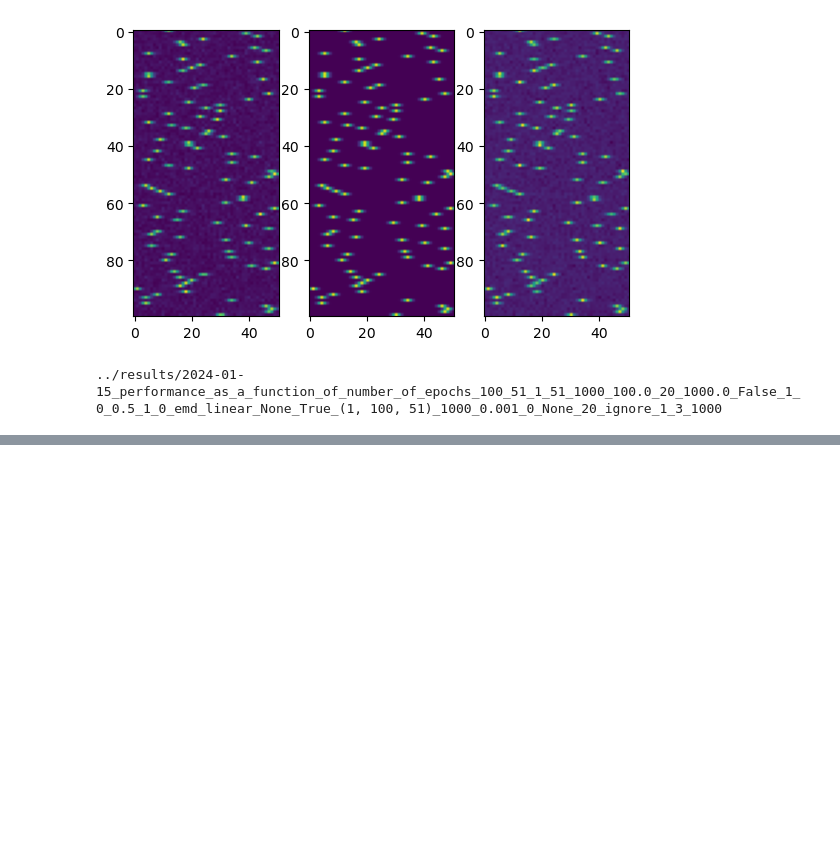
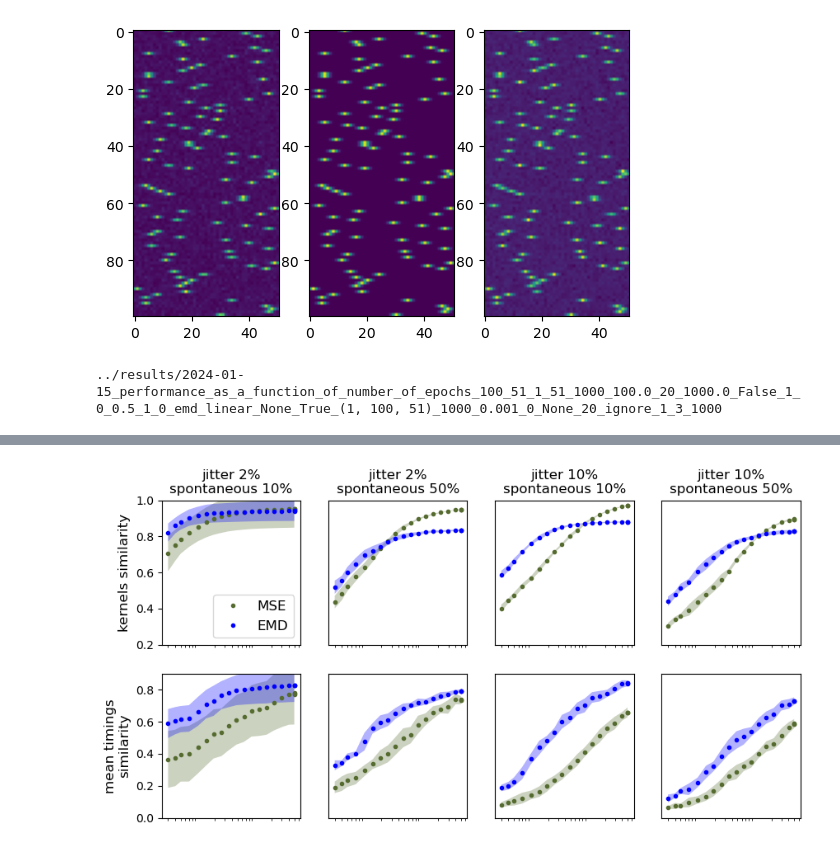
Before and after one commit to AntoineGrimaldi/wassa, a Jupyter notebook: 2025-01-14_results_synthetic_data/2024-12-02_evolution_num_samples_static.ipynb, the cells around one changed output, grey strips where cells are left out. Drawn from its saved outputs; the diff is of its cells as text; code cells hidden in the pictures; blank space fills up the shorter version.

```diff
--- a/2025-01-14_results_synthetic_data/2024-12-02_evolution_num_samples_static.ipynb
+++ b/2025-01-14_results_synthetic_data/2024-12-02_evolution_num_samples_static.ipynb
@@ -317,67 +299,36 @@ def plot_past_results_std(ax, results, coefs, xlabel, ylabel, legend, color, yma
-# %%
-noises = ['jitter 2%\nspontaneous 10%','jitter 2%\nspontaneous 50%','jitter 10%\nspontaneous 10%','jitter 10%\nspontaneous 50%']
-
-results_tot = [results_1,results_4,results_2,results_3]
-past_results_tot = [results_no_bias_1,results_no_bias_4,results_no_bias_2,results_no_bias_3]
-fontsize = 12
-fig, ax = plt.subplots(5,4,figsize=(10,10))
-for k in range(4):
-    results = results_tot[k]
-    past_results = past_results_tot[k]
-    for i, ind_m in enumerate(range(len(name_metrics))):
-        for m in range(len(name_methods)):
-            ax[i,k] = plot_results_std(ax[i,k],results[m,:,:,ind_m],true_epochs,xlabel,name_metrics[ind_m],name_methods[m],colors[m], logplot=True)
-            ax[i,k] = plot_past_results_std(ax[i,k],past_results[m,:,:,ind_m],true_epochs,xlabel,name_metrics[ind_m],name_methods[m],colors[m], logplot=True)
-        if i==0:
-            ax[i,k].set_ylim(.3,1)
-            ax[i,k].set_title(noises[k])
-        elif i==1:
-            ax[i,k].set_ylim(.1,.8)
-            if k<2: ax[i,k].hlines(.75,true_epochs[0],true_epochs[-1],linestyles='dashed',colors='purple')
-            else: ax[i,k].hlines(.35,true_epochs[0],true_epochs[-1],linestyles='dashed',colors='purple', label='ground truth')
-            if k==3: ax[i,k].legend(fontsize=8)
-        elif i==2: ax[i,k].set_ylim(0,.0003)
-        elif i==3: ax[i,k].set_ylim(0,.23)
-        if k>0:
-            ax[i,k].set_yticks([])
-        else:
-            ax[i,k].set_ylabel(name_metrics[ind_m],fontsize=fontsize)
-        if i<3:
-            ax[i,k].set_xticks([])
-        else:
-            ax[i,k].set_xlabel('# epochs',fontsize=fontsize)
 # %%
 noises = ['jitter 2%\nspontaneous 10%','jitter 2%\nspontaneous 50%','jitter 10%\nspontaneous 10%','jitter 10%\nspontaneous 50%']
 
 results_tot = [results_1,results_4,results_2,results_3]
 fontsize = 12
 fig, ax = plt.subplots(2,4,figsize=(10,5))
 for k in range(4):
     results = results_tot[k]
-    past_results = past_results_tot[k]
     for i, ind_m in enumerate(range(2)):
         for m in range(len(name_methods)):
             ax[i,k] = plot_results_std(ax[i,k],results[m,:,:,ind_m],true_epochs,xlabel,name_metrics[ind_m],name_methods[m],colors[m], logplot=True)
             #ax[i,k] = plot_past_results_std(ax[i,k],past_results[m,:,:,ind_m],true_epochs,xlabel,name_metrics[ind_m],name_methods[m],colors[m], logplot=True)
         if i==0:
             ax[i,k].set_ylim(.2,1)
             ax[i,k].set_title(noises[k])
             if k==0: ax[i,k].legend(fontsize=12, loc='lower right')
         elif i==1:
             ax[i,k].set_ylim(0,.9)
             #if k<2: ax[i,k].hlines(.75,true_epochs[0],true_epochs[-1],linestyles='dashed',colors='purple')
             #else: ax[i,k].hlines(.35,true_epochs[0],true_epochs[-1],linestyles='dashed',colors='purple', label='ground truth')
         elif i==2: ax[i,k].set_ylim(0,.0003)
         elif i==3: ax[i,k].set_ylim(0,.23)
         if k>0:
             ax[i,k].set_yticks([])
         else:
             ax[i,k].set_ylabel(name_metrics[ind_m],fontsize=fontsize)
         if i<3:
             ax[i,k].set_xticks([])
         else:
             ax[i,k].set_xlabel('# epochs',fontsize=fontsize)
 #fig.savefig(f'{name_metrics[i]}_epochs_{world_parameters.temporal_jitter}_{world_parameters.additive_noise}.pdf')
+# %% [output]
+[figure, added]
 # %%
 noises = ['jitter 2%\nspontaneous 10%','jitter 2%\nspontaneous 50%','jitter 10%\nspontaneous 10%','jitter 10%\nspontaneous 50%']
 
```
Also changed, not shown: parts of 4 cells of this notebook, 5 other files.
